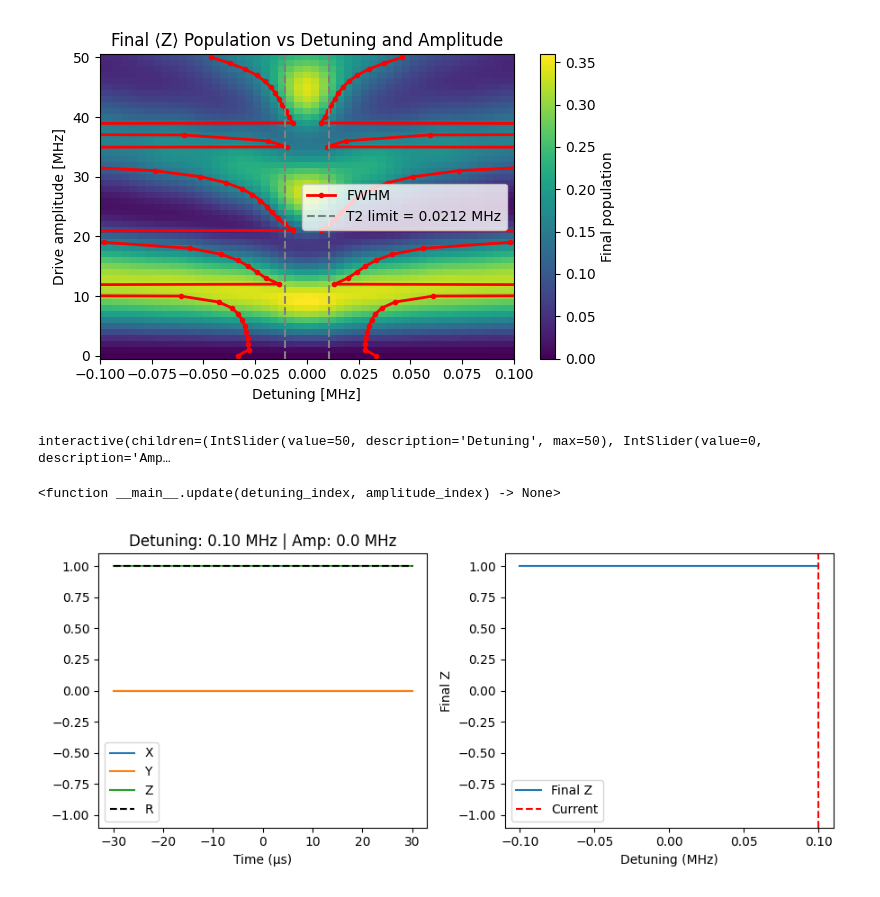
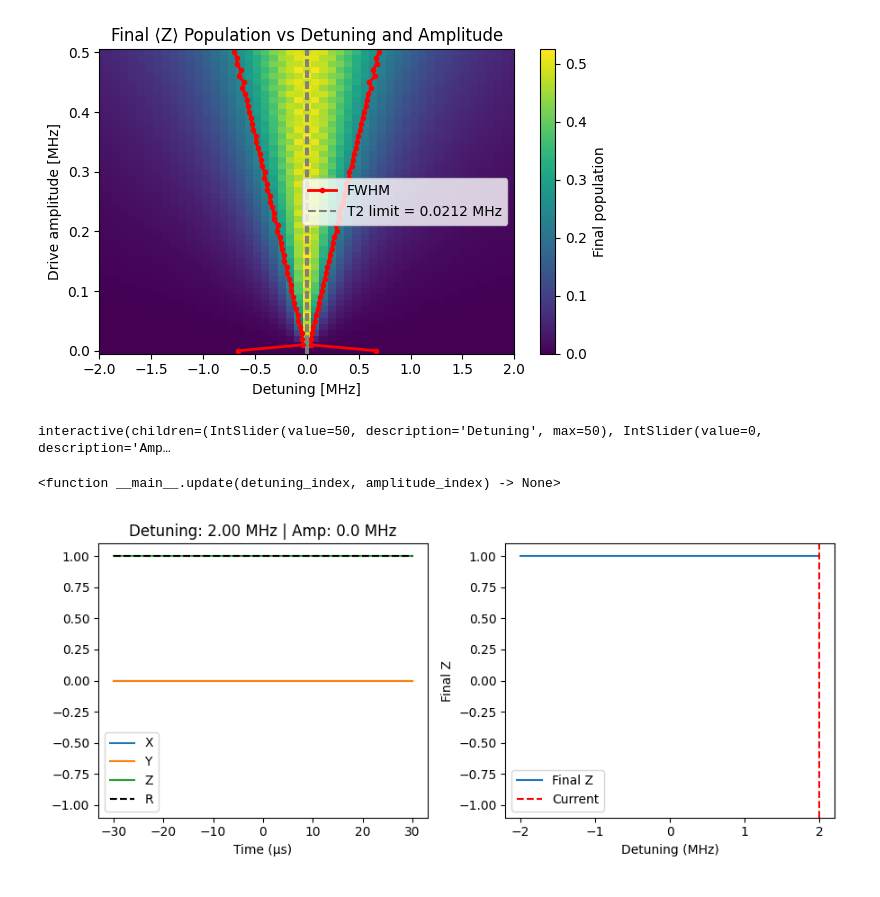
Before and after one commit to asafasia/amplitude-robust-spectrscopy, a Jupyter notebook: notebooks/new/2d_spectrsocopy.ipynb, the cells around one changed output. Drawn from its saved outputs; the diff is of its cells as text; code cells hidden in the pictures.

```diff
--- a/notebooks/new/2d_spectrsocopy.ipynb
+++ b/notebooks/new/2d_spectrsocopy.ipynb
@@ -8,24 +10,25 @@ from echospec.utils.units import Units as u
 # %%
 options = OptionsSpectroscopy2d(plot=True)
 options.num_time_points = 5000
 params = Parameters()
 params.eco_pulse = False
 params.pulse_length = 60*u.us
+params.cutoff = 0.99
 # params.detuning = 0.1*u.MHz*2*np.pi
 
 
-detunings = np.linspace(-0.1, 0.1, 51)*2*np.pi*u.MHz
-amplitudes = np.linspace(0, 50, 51)*2*np.pi*u.MHz
+detunings = np.linspace(-2, 2, 51)*2*np.pi*u.MHz
+amplitudes = np.linspace(0, 0.50, 51)*2*np.pi*u.MHz
 spectroscopy = AmplitudeSweepSpectroscopy(
     amplitudes=amplitudes,
     detunings=detunings,
     params=params,
     options=options
 )
 
 results = spectroscopy.run()
 # %% [output]
-[figure, old version]
+[figure, new version]
 # %%
 ts = results.coords["time"].values
 detunings = results.coords["detuning"].values/2/np.pi/u.MHz# in MHz
@@ -98,4 +101,4 @@ interact(
 # %% [output]
 interactive(children=(IntSlider(value=50, description='Detuning', max=50), IntSlider(value=0, description='Amp…
 <function __main__.update(detuning_index, amplitude_index) -> None>
-[figure, old version]
+[figure, new version]
```
Also changed, not shown: parts of 1 cell of this notebook, 6 other files.
